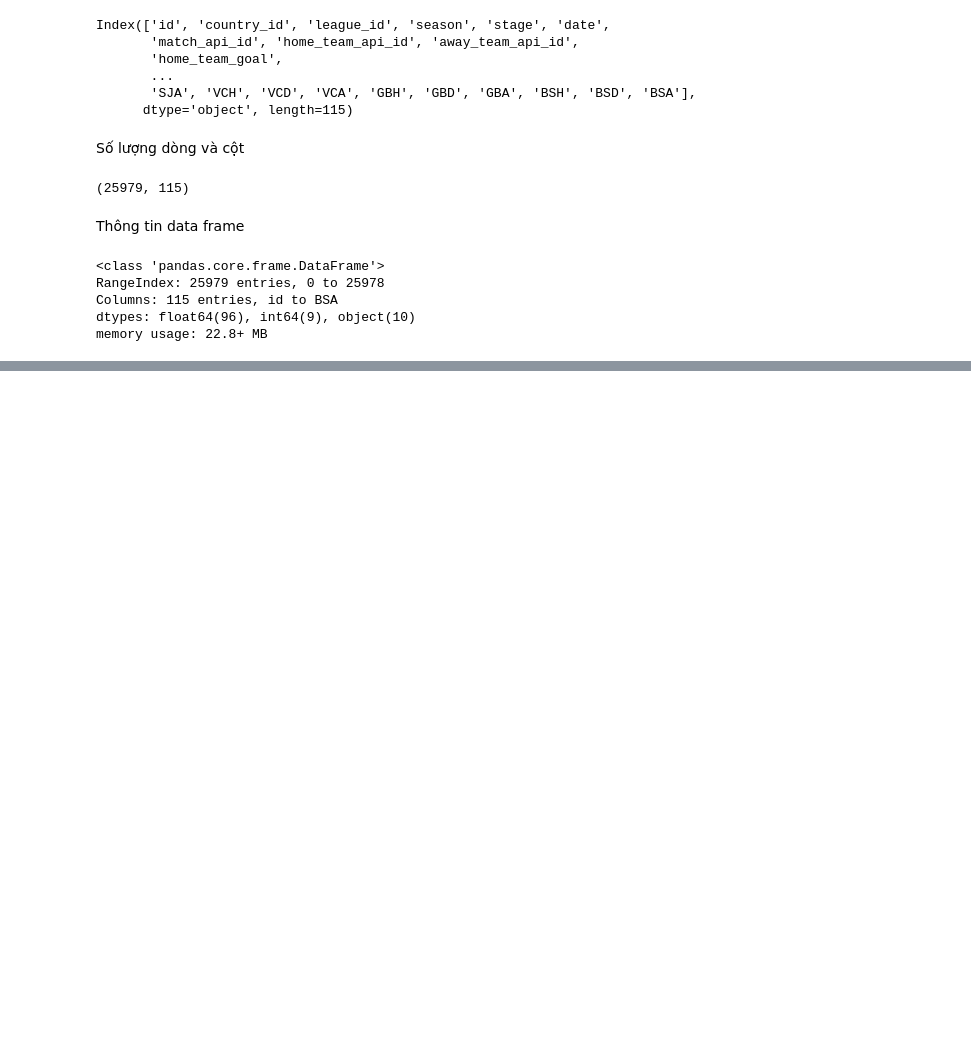
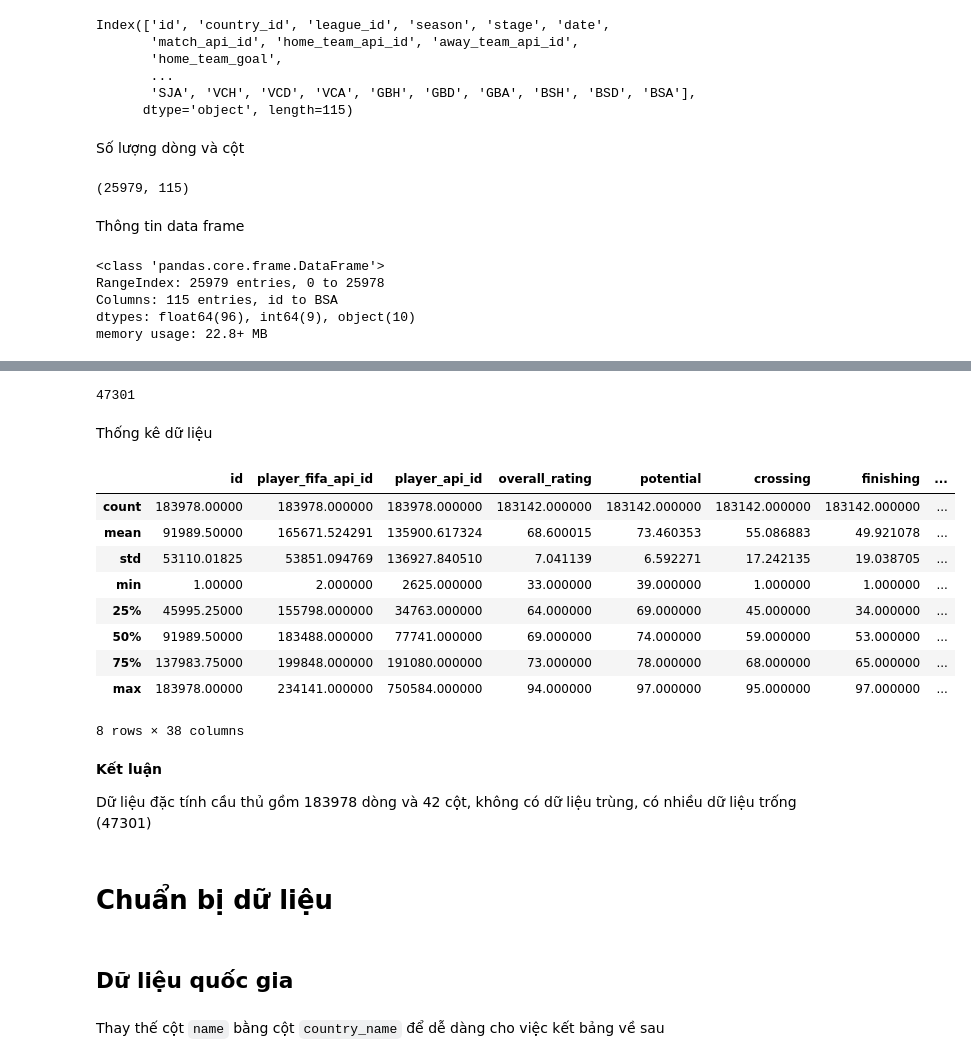
Before and after one commit to vquanghuy/13-data-analysis-applications, a Jupyter notebook: european-soccer.ipynb, the cells around one changed output, grey strips where cells are left out. Drawn from its saved outputs; the diff is of its cells as text; code cells hidden in the pictures; blank space fills up the shorter version.

```diff
--- a/european-soccer.ipynb
+++ b/european-soccer.ipynb
@@ -85,0 +517,29 @@ memory usage: 22.8+ MB
+# %%
+df_player_attribute.isna().sum().sum()
+# %% [output]
+47301
+# %% [markdown]
+Thống kê dữ liệu
+# %%
+df_player_attribute.describe()
+# %% [output]
+|  | id | player_fifa_api_id | player_api_id | overall_rating | potential | crossing | finishing | ... |
+| count | 183978.00000 | 183978.000000 | 183978.000000 | 183142.000000 | 183142.000000 | 183142.000000 | 183142.000000 | ... |
+| mean | 91989.50000 | 165671.524291 | 135900.617324 | 68.600015 | 73.460353 | 55.086883 | 49.921078 | ... |
+| std | 53110.01825 | 53851.094769 | 136927.840510 | 7.041139 | 6.592271 | 17.242135 | 19.038705 | ... |
+| min | 1.00000 | 2.000000 | 2625.000000 | 33.000000 | 39.000000 | 1.000000 | 1.000000 | ... |
+| 25% | 45995.25000 | 155798.000000 | 34763.000000 | 64.000000 | 69.000000 | 45.000000 | 34.000000 | ... |
+| 50% | 91989.50000 | 183488.000000 | 77741.000000 | 69.000000 | 74.000000 | 59.000000 | 53.000000 | ... |
+| 75% | 137983.75000 | 199848.000000 | 191080.000000 | 73.000000 | 78.000000 | 68.000000 | 65.000000 | ... |
+| max | 183978.00000 | 234141.000000 | 750584.000000 | 94.000000 | 97.000000 | 95.000000 | 97.000000 | ... |
+8 rows × 38 columns
+# %% [markdown]
+**Kết luận**
+
+Dữ liệu đặc tính cầu thủ gồm 183978 dòng và 42 cột, không có dữ liệu trùng, có nhiều dữ liệu trống (47301)
+# %% [markdown]
+# Chuẩn bị dữ liệu
+# %% [markdown]
+## Dữ liệu quốc gia
+# %% [markdown]
+Thay thế cột `name` bằng cột `country_name` để dễ dàng cho việc kết bảng về sau
```
Also changed, not shown: parts of 120 cells of this notebook.
